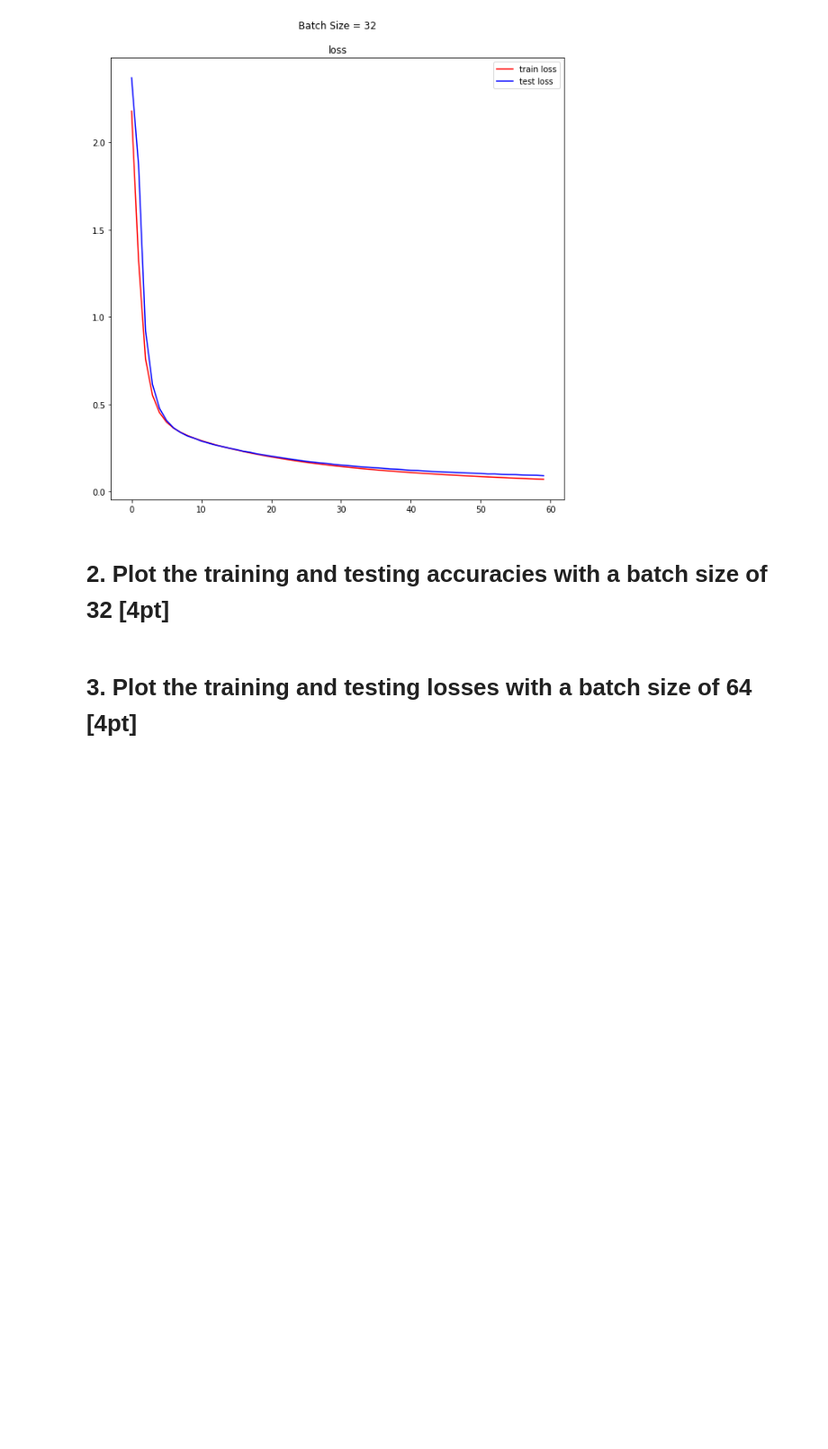
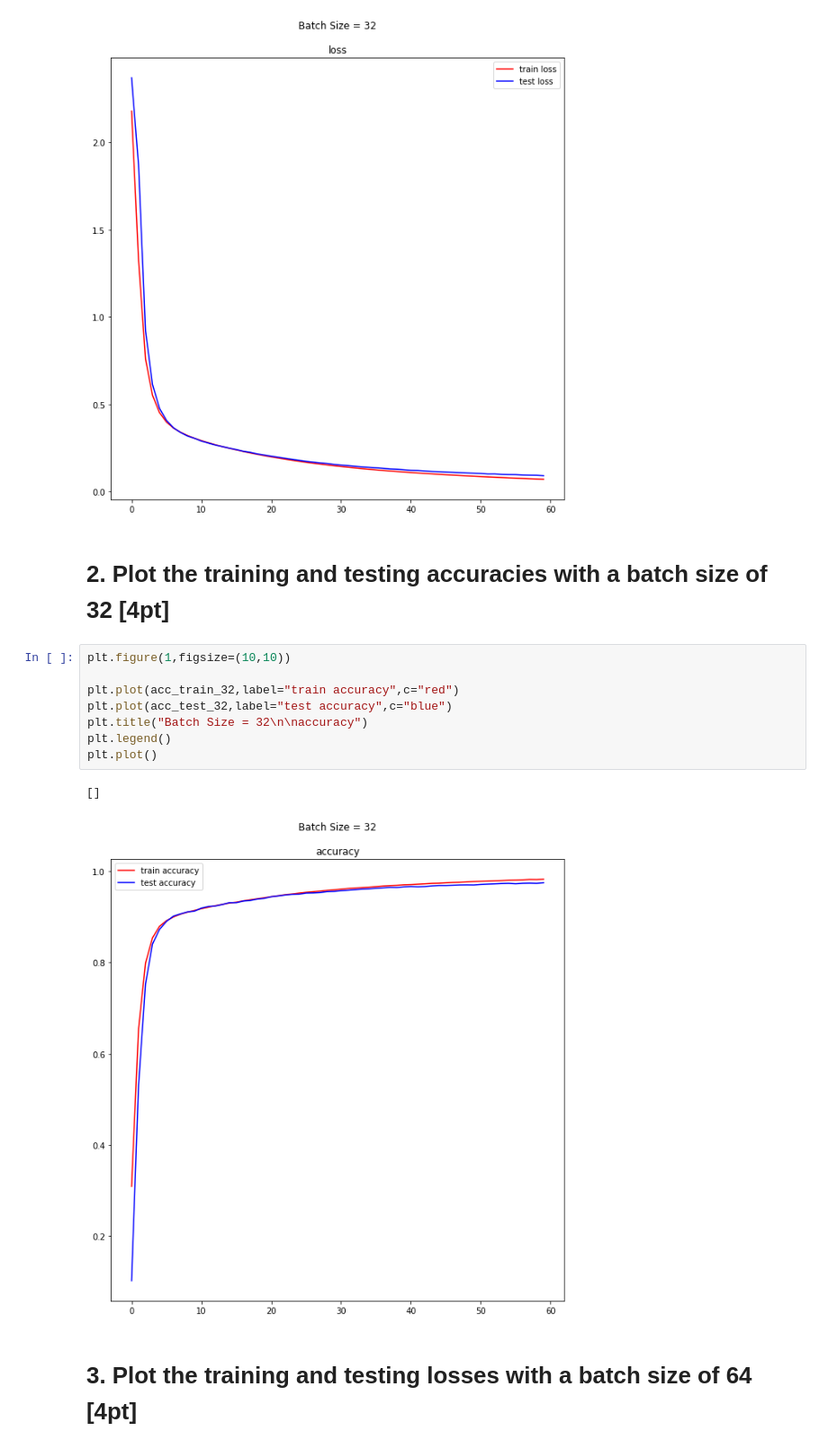
Before and after one commit to ehehehe95/Implementing-Basic-ML-techniques, a Jupyter notebook: 9/assignment09.ipynb, the cells around one changed output. Shown at 90% size. Drawn from its saved outputs; the diff is of its cells as text; blank space fills up the shorter version.

```diff
--- a/9/assignment09.ipynb
+++ b/9/assignment09.ipynb
@@ -290,6 +301,17 @@ plt.plot()
 [figure]
 # %% [markdown]
 # 2. Plot the training and testing accuracies with a batch size of 32 [4pt]
+# %%
+plt.figure(1,figsize=(10,10))
+
+plt.plot(acc_train_32,label="train accuracy",c="red")
+plt.plot(acc_test_32,label="test accuracy",c="blue")
+plt.title("Batch Size = 32\n\naccuracy")
+plt.legend()
+plt.plot()
+# %% [output]
+[]
+[figure, added]
 # %% [markdown]
 # 3. Plot the training and testing losses with a batch size of 64 [4pt]
 # %%
```
Also changed, not shown: parts of 4 cells of this notebook.
